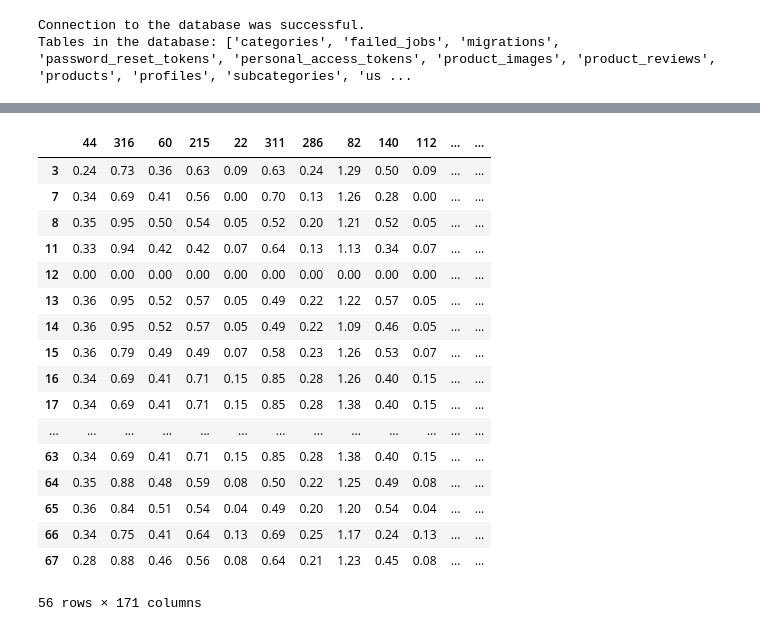
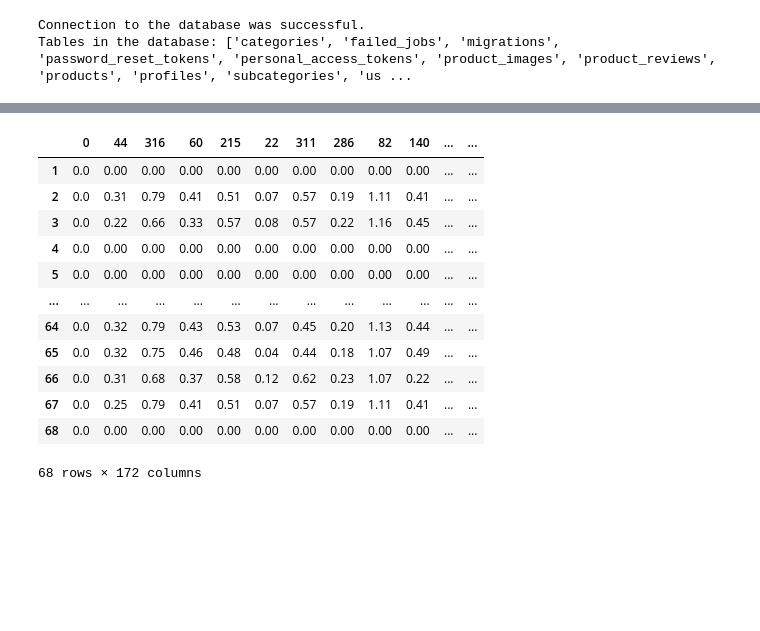
Before and after one commit to srgjo27/algoritma_machine_learning, a Jupyter notebook: src/user_based_filltering.ipynb, the cells around one changed output, grey strips where cells are left out. Saved outputs shown, nothing was run; the diff lists cells and outputs as text; code cells hidden in the pictures; blank space fills up the shorter version.

```diff
--- a/src/user_based_filltering.ipynb
+++ b/src/user_based_filltering.ipynb
@@ -30,21 +30,26 @@ Tables in the database: ['categories', 'failed_jobs', 'migrations', 'password_re
 # Query untuk mengambil data dari tabel products, product_reviews, dan profiles
 q_profiles_rating = """
     SELECT
-        pr.id AS review_id, pr.user_id, u.name, pr.product_id, pr.rating, pf.gender,
-        pf.age, pf.skin_type_face, pf.hair_issue, pf.skin_type_body, pf.allergy_history,
-        pf.preferred_products, pf.avoided_products, pf.specific_needs
+        u.id AS user_id, u.name AS user_name, pf.gender, pf.age, pf.skin_type_face,
+        pf.hair_issue, pf.skin_type_body, pf.allergy_history, pf.preferred_products,
+        pf.avoided_products, pf.specific_needs,
+        pr.id AS review_id, pr.product_id, pr.rating
     FROM
-        product_reviews pr
-    JOIN
-        products p ON pr.product_id = p.id
-    JOIN
-        profiles pf ON pr.user_id = pf.user_id
-    JOIN
-        users u ON pr.user_id = u.id;
+        users u
+    LEFT JOIN
+        profiles pf ON u.id = pf.user_id
+    LEFT JOIN
+        product_reviews pr ON u.id = pr.user_id;
 """
 
 # Mengambil data dari database menggunakan query
 dt_profiles_rating_df = pd.read_sql(q_profiles_rating, engine)
+
+# Menggantikan nilai-nilai yang kosong dengan nilai 0
+dt_profiles_rating_df['review_id'] = dt_profiles_rating_df['review_id'].fillna(0).astype(int)
+dt_profiles_rating_df['product_id'] = dt_profiles_rating_df['product_id'].fillna(0).astype(int)
+dt_profiles_rating_df['rating'] = dt_profiles_rating_df['rating'].fillna(0).astype(float)
+
 display(dt_profiles_rating_df.dtypes)
 display(dt_profiles_rating_df)
 # %% [output]
@@ -284,51 +319,62 @@ for user_id in unique_user_ids:
 
     if similarity_sum > 0:  # Check if similarity_sum is greater than 0 to avoid division by zero
         for item in items:
             # Filter ratings for the item from other users
             other_user_ratings = dt_profiles_rating_df[dt_profiles_rating_df['product_id'] == item]
 
             # Calculate the sum of ratings weighted by similarity values
             rating_sum = 0
             for other_user_id in other_user_ratings['user_id']:
                 if other_user_id != user_id:
                     rating = other_user_ratings[other_user_ratings['user_id'] == other_user_id]['rating'].values[0]
                     similarity = user_similarities.loc[user_id, other_user_id]
                     rating_sum += rating * similarity
 
             # Calculate the predicted rating for the item
             predictions[item] = rating_sum / similarity_sum
 
     # Store the predictions for the current user
     recommendations[user_id] = predictions
 
+# Initialize recommendations_df
+recommendations_df = pd.DataFrame(recommendations)
+recommendations_df = recommendations_df.T
+recommendations_df = recommendations_df.round(2)
+
+# Fill NaN values and 0 values with 0
+recommendations_df = recommendations_df.fillna(0).replace(0, 0)
+
+# Check if user is new or hasn't rated any products
+new_users = [user_id for user_id in unique_user_ids if user_id not in recommendations_df.index]
+
+# Iterate over new users or users who haven't rated any products
+for user_id in new_users:
+    # Give recommendations based on user profile or default recommendations
+    recommendations[user_id] = get_recommendations_for_new_user(user_id)
+
 # Convert the recommendations dictionary to a pandas dataframe
 recommendations_df = pd.DataFrame(recommendations)
 recommendations_df = recommendations_df.T
 recommendations_df = recommendations_df.round(2)
 
 # Fill NaN values and 0 values with 0
 recommendations_df = recommendations_df.fillna(0).replace(0, 0)
 
 display(recommendations_df)
 # %% [output]
-|  | 44 | 316 | 60 | 215 | 22 | 311 | 286 | 82 | 140 | 112 | ... | ... |
-| 3 | 0.24 | 0.73 | 0.36 | 0.63 | 0.09 | 0.63 | 0.24 | 1.29 | 0.50 | 0.09 | ... | ... |
-| 7 | 0.34 | 0.69 | 0.41 | 0.56 | 0.00 | 0.70 | 0.13 | 1.26 | 0.28 | 0.00 | ... | ... |
-| 8 | 0.35 | 0.95 | 0.50 | 0.54 | 0.05 | 0.52 | 0.20 | 1.21 | 0.52 | 0.05 | ... | ... |
-| 11 | 0.33 | 0.94 | 0.42 | 0.42 | 0.07 | 0.64 | 0.13 | 1.13 | 0.34 | 0.07 | ... | ... |
-| 12 | 0.00 | 0.00 | 0.00 | 0.00 | 0.00 | 0.00 | 0.00 | 0.00 | 0.00 | 0.00 | ... | ... |
-| 13 | 0.36 | 0.95 | 0.52 | 0.57 | 0.05 | 0.49 | 0.22 | 1.22 | 0.57 | 0.05 | ... | ... |
-| 14 | 0.36 | 0.95 | 0.52 | 0.57 | 0.05 | 0.49 | 0.22 | 1.09 | 0.46 | 0.05 | ... | ... |
-| 15 | 0.36 | 0.79 | 0.49 | 0.49 | 0.07 | 0.58 | 0.23 | 1.26 | 0.53 | 0.07 | ... | ... |
-| 16 | 0.34 | 0.69 | 0.41 | 0.71 | 0.15 | 0.85 | 0.28 | 1.26 | 0.40 | 0.15 | ... | ... |
-| 17 | 0.34 | 0.69 | 0.41 | 0.71 | 0.15 | 0.85 | 0.28 | 1.38 | 0.40 | 0.15 | ... | ... |
+|  | 0 | 44 | 316 | 60 | 215 | 22 | 311 | 286 | 82 | 140 | ... | ... |
+| 1 | 0.0 | 0.00 | 0.00 | 0.00 | 0.00 | 0.00 | 0.00 | 0.00 | 0.00 | 0.00 | ... | ... |
+| 2 | 0.0 | 0.31 | 0.79 | 0.41 | 0.51 | 0.07 | 0.57 | 0.19 | 1.11 | 0.41 | ... | ... |
+| 3 | 0.0 | 0.22 | 0.66 | 0.33 | 0.57 | 0.08 | 0.57 | 0.22 | 1.16 | 0.45 | ... | ... |
+| 4 | 0.0 | 0.00 | 0.00 | 0.00 | 0.00 | 0.00 | 0.00 | 0.00 | 0.00 | 0.00 | ... | ... |
+| 5 | 0.0 | 0.00 | 0.00 | 0.00 | 0.00 | 0.00 | 0.00 | 0.00 | 0.00 | 0.00 | ... | ... |
 | ... | ... | ... | ... | ... | ... | ... | ... | ... | ... | ... | ... | ... |
-| 63 | 0.34 | 0.69 | 0.41 | 0.71 | 0.15 | 0.85 | 0.28 | 1.38 | 0.40 | 0.15 | ... | ... |
-| 64 | 0.35 | 0.88 | 0.48 | 0.59 | 0.08 | 0.50 | 0.22 | 1.25 | 0.49 | 0.08 | ... | ... |
-| 65 | 0.36 | 0.84 | 0.51 | 0.54 | 0.04 | 0.49 | 0.20 | 1.20 | 0.54 | 0.04 | ... | ... |
-| 66 | 0.34 | 0.75 | 0.41 | 0.64 | 0.13 | 0.69 | 0.25 | 1.17 | 0.24 | 0.13 | ... | ... |
-| 67 | 0.28 | 0.88 | 0.46 | 0.56 | 0.08 | 0.64 | 0.21 | 1.23 | 0.45 | 0.08 | ... | ... |
+| 64 | 0.0 | 0.32 | 0.79 | 0.43 | 0.53 | 0.07 | 0.45 | 0.20 | 1.13 | 0.44 | ... | ... |
+| 65 | 0.0 | 0.32 | 0.75 | 0.46 | 0.48 | 0.04 | 0.44 | 0.18 | 1.07 | 0.49 | ... | ... |
+| 66 | 0.0 | 0.31 | 0.68 | 0.37 | 0.58 | 0.12 | 0.62 | 0.23 | 1.07 | 0.22 | ... | ... |
+| 67 | 0.0 | 0.25 | 0.79 | 0.41 | 0.51 | 0.07 | 0.57 | 0.19 | 1.11 | 0.41 | ... | ... |
+| 68 | 0.0 | 0.00 | 0.00 | 0.00 | 0.00 | 0.00 | 0.00 | 0.00 | 0.00 | 0.00 | ... | ... |
-56 rows × 171 columns
+68 rows × 172 columns
 # %%
 # Hitung MAE
 absolute_errors = []
```
Also changed, not shown: parts of 11 cells of this notebook, 2 other files.
